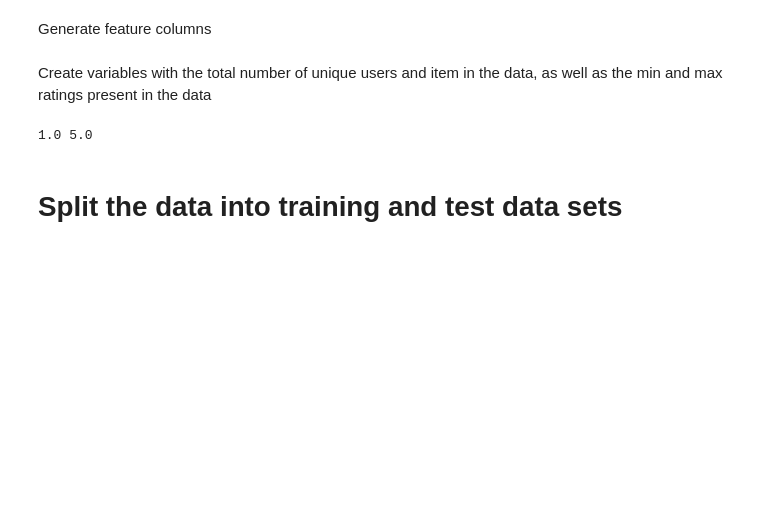
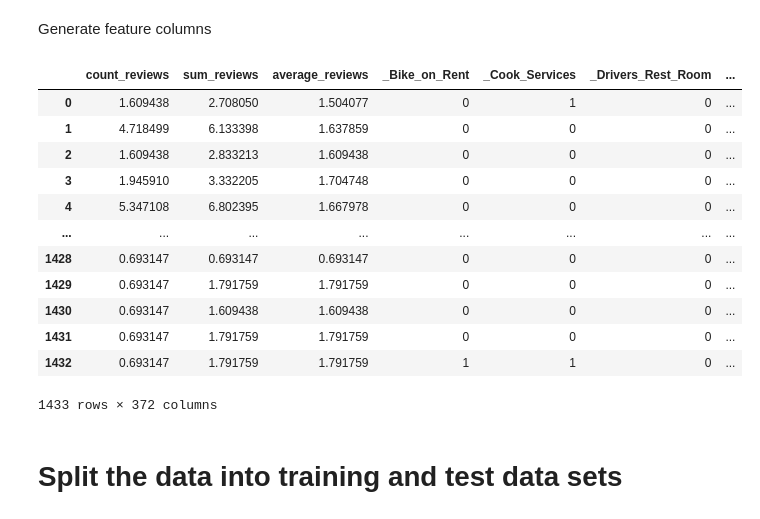
Before and after one commit to zulfauzi92/Hotel_Recomendation_Model_Traveloka, a Jupyter notebook: Eksplorasi Data/ML Model for Hotel Reco Content Based.ipynb, the cells around one changed output. Cells and saved outputs as stored; diff of their text form; code cells hidden in the pictures; blank space fills up the shorter version.

```diff
--- a/Eksplorasi Data/ML Model for Hotel Reco Content Based.ipynb
+++ b/Eksplorasi Data/ML Model for Hotel Reco Content Based.ipynb
@@ -144,6 +142,22 @@ item_enc = LabelEncoder()
 df['item'] = item_enc.fit_transform(df['item_id'].values)
 # %%
 total_data['label'] = df['item']
+# %%
+total_data
+# %% [output]
+|  | count_reviews | sum_reviews | average_reviews | _Bike_on_Rent | _Cook_Services | _Drivers_Rest_Room | ... |
+| 0 | 1.609438 | 2.708050 | 1.504077 | 0 | 1 | 0 | ... |
+| 1 | 4.718499 | 6.133398 | 1.637859 | 0 | 0 | 0 | ... |
+| 2 | 1.609438 | 2.833213 | 1.609438 | 0 | 0 | 0 | ... |
+| 3 | 1.945910 | 3.332205 | 1.704748 | 0 | 0 | 0 | ... |
+| 4 | 5.347108 | 6.802395 | 1.667978 | 0 | 0 | 0 | ... |
+| ... | ... | ... | ... | ... | ... | ... | ... |
+| 1428 | 0.693147 | 0.693147 | 0.693147 | 0 | 0 | 0 | ... |
+| 1429 | 0.693147 | 1.791759 | 1.791759 | 0 | 0 | 0 | ... |
+| 1430 | 0.693147 | 1.609438 | 1.609438 | 0 | 0 | 0 | ... |
+| 1431 | 0.693147 | 1.791759 | 1.791759 | 0 | 0 | 0 | ... |
+| 1432 | 0.693147 | 1.791759 | 1.791759 | 1 | 1 | 0 | ... |
+1433 rows × 372 columns
 # %%
 # Construct the input of dense features
 dense_inputs = []
@@ -177,24 +191,6 @@ for i, _input in enumerate(sparse_inputs):
 fst_order_sparse_layer = Add()(sparse_1d_embed)
 # %%
 linear_part = Add()([fst_order_dense_layer, fst_order_sparse_layer])
-# %% [markdown]
-Create variables with the total number of unique users and item in the data, as well as the min and max ratings present in the data
-# %%
-user_enc = LabelEncoder()
-df['user'] = user_enc.fit_transform(df['User_id'].values)
-n_users = df['user'].nunique()
-
-item_enc = LabelEncoder()
-df['item'] = item_enc.fit_transform(df['Item_id'].values)
-n_items = df['item'].nunique()
-
-df['rating'] = df['Rating'].values.astype(np.float32)
-min_rating = min(df['rating'])
-max_rating = max(df['rating'])
-n_users, n_items
-print(min_rating, max_rating)
-# %% [output]
-1.0 5.0
 # %% [markdown]
 # Split the data into training and test data sets
 # %%
```
Also changed, not shown: parts of 13 cells of this notebook.
